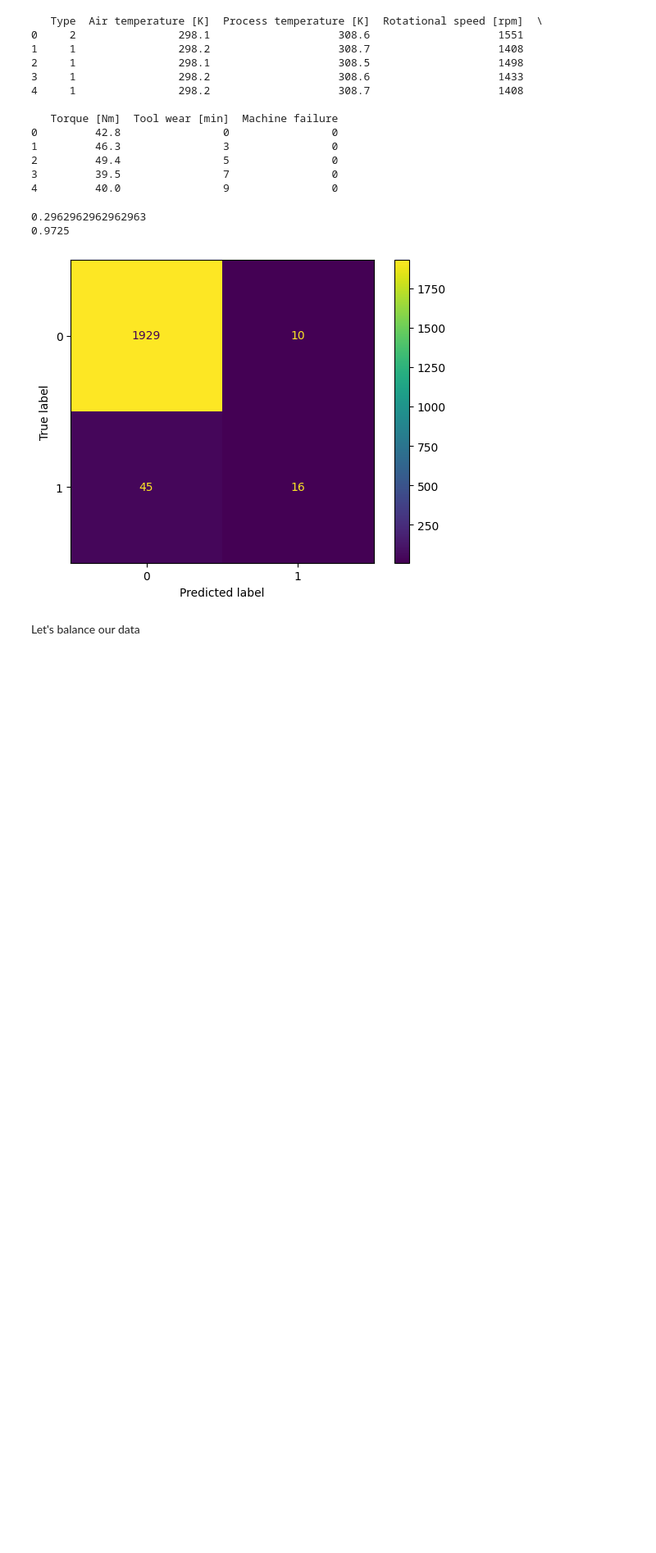
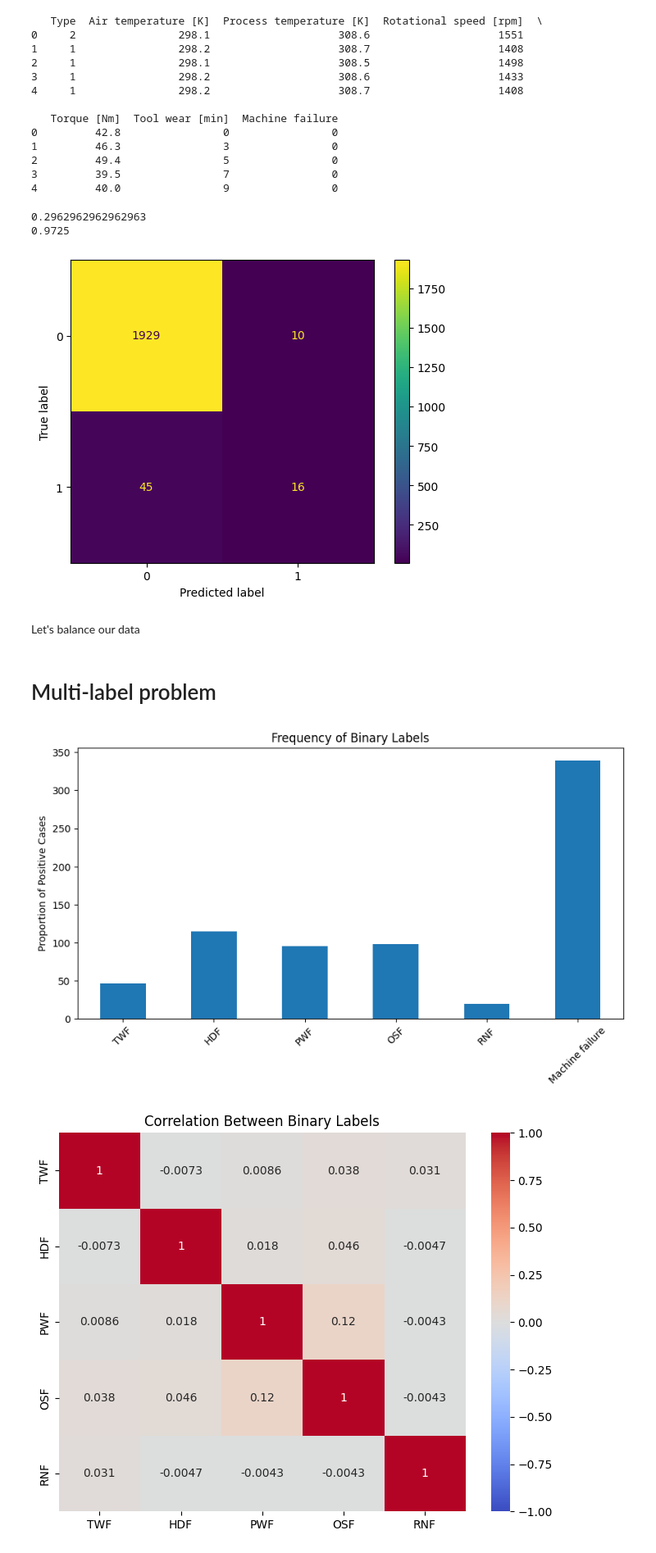
Before and after one commit to raymondsamalo/ITI113-Machine-Learning-Operations-Project, a Jupyter notebook: AI4I-2020/AI4I-2020.ipynb, the cells around one changed output. Shown at 82% size. Drawn from its saved outputs; the diff is of its cells as text; code cells hidden in the pictures; blank space fills up the shorter version.

```diff
--- a/AI4I-2020/AI4I-2020.ipynb
+++ b/AI4I-2020/AI4I-2020.ipynb
@@ -87,3 +87,43 @@ plt.show()
 [figure]
 # %% [markdown]
 Let's balance our data
+# %% [markdown]
+# Multi-label problem
+# %%
+import pandas as pd
+import matplotlib.pyplot as plt
+
+original_df=pd.read_csv('ai4i2020.csv')
+
+labels = original_df[ ['TWF','HDF','PWF','OSF','RNF', 'Machine failure'] ]
+freq =labels.sum()
+labels = original_df[ ['TWF','HDF','PWF','OSF','RNF'] ]
+
+label_descriptions = {
+    'TWF': 'Tool Wear Failure',
+    'HDF': 'Heat Dissipation Failure',
+    'PWF': 'Power Failure',
+    'OSF': 'Overstrain Failure',
+    'RNF': 'Random Failure'
+}
+# Plot
+plt.figure(figsize=(10, 5))
+freq.plot(kind='bar')
+plt.title('Frequency of Binary Labels')
+plt.ylabel('Proportion of Positive Cases')
+plt.xticks(rotation=45)
+plt.show()
+
+import seaborn as sns
+
+# Calculate correlation
+corr = labels.corr()
+
+# Plot heatmap
+plt.figure(figsize=(8, 6))
+sns.heatmap(corr, annot=True, cmap='coolwarm', vmin=-1, vmax=1)
+plt.title('Correlation Between Binary Labels')
+plt.show()
+# %% [output]
+[figure, added]
+[figure, added]
```
Also changed, not shown: parts of 1 cell of this notebook, 2 other files.
